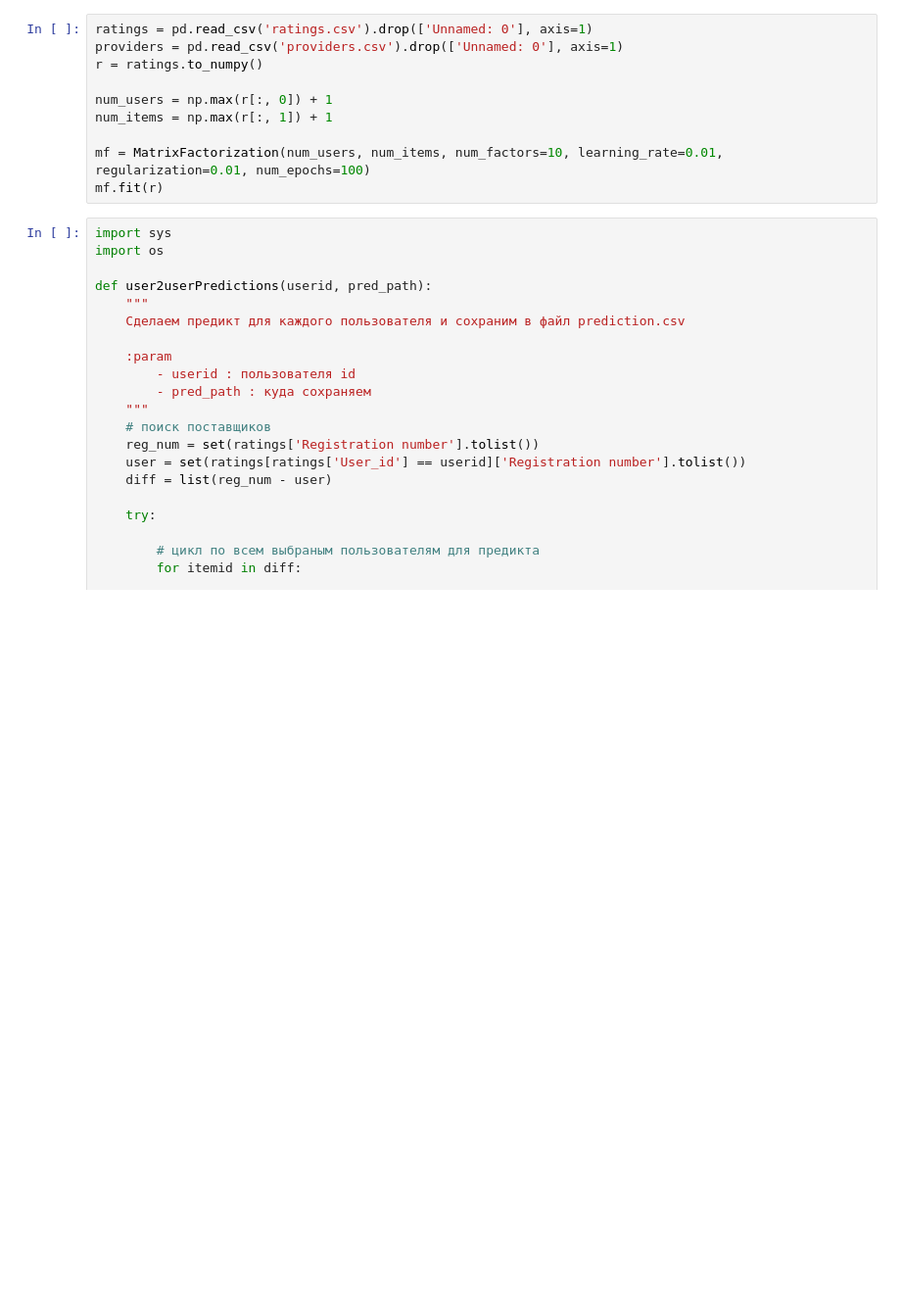
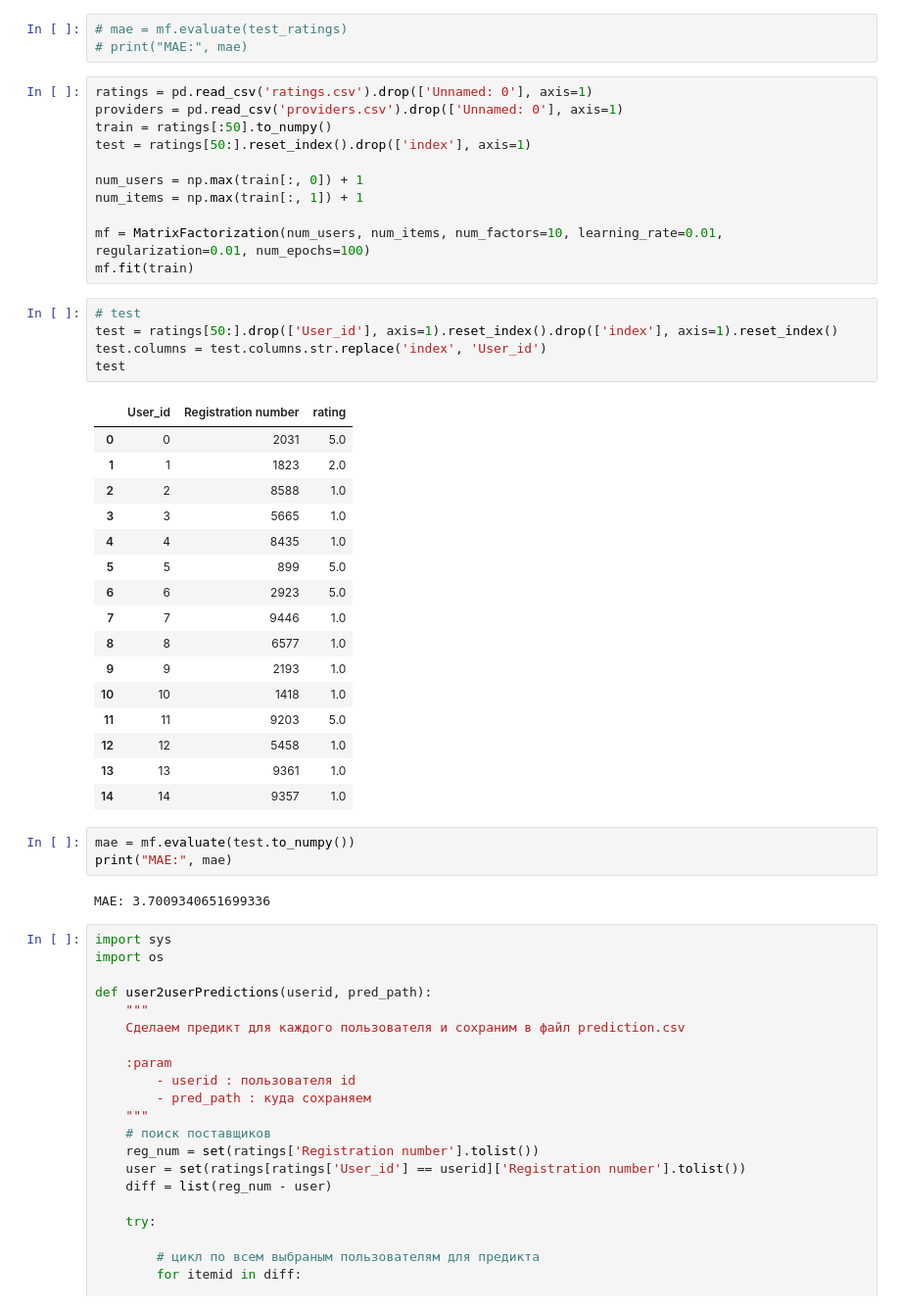
Before and after one commit to RRagan8/coursework2023, a Jupyter notebook: Recommendation system/4. Matrix Factorization.ipynb, the cells around one changed output. Shown: that part at 98% size. Saved outputs shown, nothing was run; the diff lists cells and outputs as text; blank space fills up the shorter version.

```diff
--- a/Recommendation system/4. Matrix Factorization.ipynb
+++ b/Recommendation system/4. Matrix Factorization.ipynb
@@ -60,16 +60,47 @@ def recommendations(providers, userid, top_n):
         recommend.loc[k] = providers.iloc[el, ]
         k += 1
     return recommend
+# %%
+# mae = mf.evaluate(test_ratings)
+# print("MAE:", mae)
 # %%
 ratings = pd.read_csv('ratings.csv').drop(['Unnamed: 0'], axis=1)
 providers = pd.read_csv('providers.csv').drop(['Unnamed: 0'], axis=1)
-r = ratings.to_numpy()
+train = ratings[:50].to_numpy()
+test = ratings[50:].reset_index().drop(['index'], axis=1)
 
-num_users = np.max(r[:, 0]) + 1
-num_items = np.max(r[:, 1]) + 1
+num_users = np.max(train[:, 0]) + 1
+num_items = np.max(train[:, 1]) + 1
 
 mf = MatrixFactorization(num_users, num_items, num_factors=10, learning_rate=0.01, regularization=0.01, num_epochs=100)
-mf.fit(r)
+mf.fit(train)
+# %%
+# test
+test = ratings[50:].drop(['User_id'], axis=1).reset_index().drop(['index'], axis=1).reset_index()
+test.columns = test.columns.str.replace('index', 'User_id')
+test
+# %% [output]
+|  | User_id | Registration number | rating |
+| 0 | 0 | 2031 | 5.0 |
+| 1 | 1 | 1823 | 2.0 |
+| 2 | 2 | 8588 | 1.0 |
+| 3 | 3 | 5665 | 1.0 |
+| 4 | 4 | 8435 | 1.0 |
+| 5 | 5 | 899 | 5.0 |
+| 6 | 6 | 2923 | 5.0 |
+| 7 | 7 | 9446 | 1.0 |
+| 8 | 8 | 6577 | 1.0 |
+| 9 | 9 | 2193 | 1.0 |
+| 10 | 10 | 1418 | 1.0 |
+| 11 | 11 | 9203 | 5.0 |
+| 12 | 12 | 5458 | 1.0 |
+| 13 | 13 | 9361 | 1.0 |
+| 14 | 14 | 9357 | 1.0 |
+# %%
+mae = mf.evaluate(test.to_numpy())
+print("MAE:", mae)
+# %% [output]
+MAE: 3.7009340651699336
 # %%
 import sys
 import os
```
Also changed, not shown: parts of 3 cells of this notebook, 10 other files.
